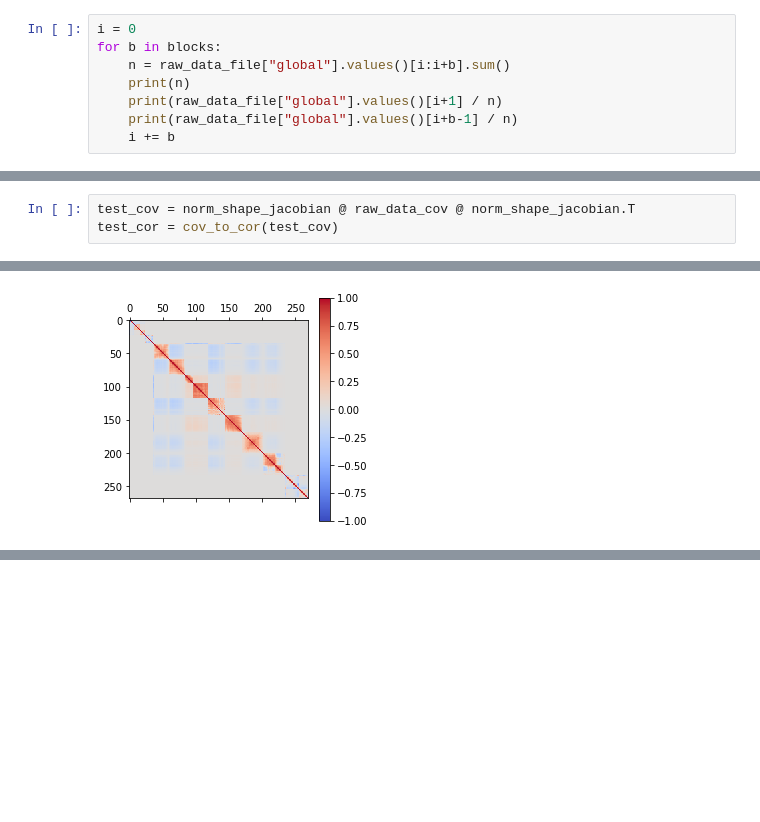
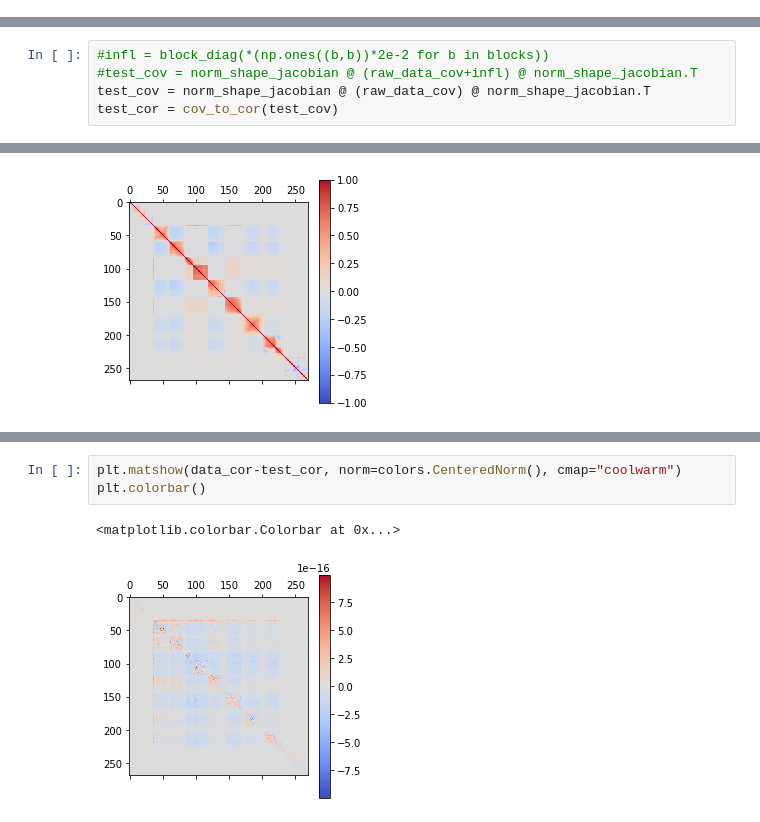
Before and after one commit to ast0815/covfit, a Jupyter notebook: genie-tune.ipynb, the cells around one changed output, grey strips where cells are left out. Saved outputs shown, nothing was run; the diff lists cells and outputs as text; blank space fills up the shorter version.

```diff
--- a/genie-tune.ipynb
+++ b/genie-tune.ipynb
@@ -322,8 +315,0 @@ data_file["global"].values()[0]
-# %%
-i = 0
-for b in blocks:
-    n = raw_data_file["global"].values()[i:i+b].sum()
-    print(n)
-    print(raw_data_file["global"].values()[i+1] / n)
-    print(raw_data_file["global"].values()[i+b-1] / n)
-    i += b
@@ -408,5 +340,7 @@ print(test - data_file["global"].values())
 # %%
-test_cov = norm_shape_jacobian @ raw_data_cov @ norm_shape_jacobian.T
+#infl = block_diag(*(np.ones((b,b))*2e-2 for b in blocks))
+#test_cov = norm_shape_jacobian @ (raw_data_cov+infl) @ norm_shape_jacobian.T
+test_cov = norm_shape_jacobian @ (raw_data_cov) @ norm_shape_jacobian.T
 test_cor = cov_to_cor(test_cov)
 # %%
 plt.matshow(test_cor, norm=colors.CenteredNorm(), cmap="coolwarm")
@@ -416,0 +357,6 @@ plt.colorbar()
+# %%
+plt.matshow(data_cor-test_cor, norm=colors.CenteredNorm(), cmap="coolwarm")
+plt.colorbar()
+# %% [output]
+<matplotlib.colorbar.Colorbar at 0x...>
+[figure, added]
```
Also changed, not shown: parts of 53 cells of this notebook, 1 other file.
